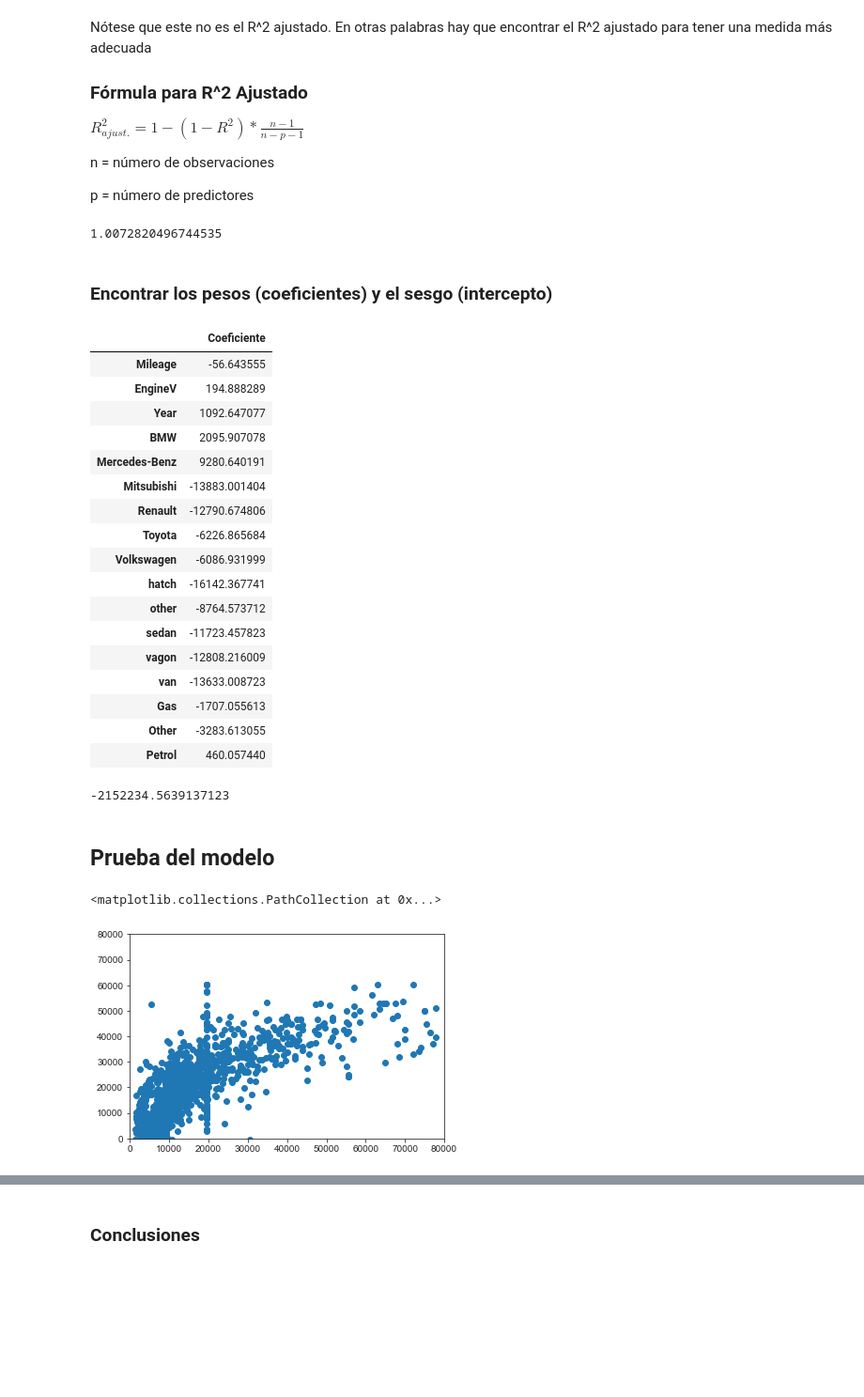
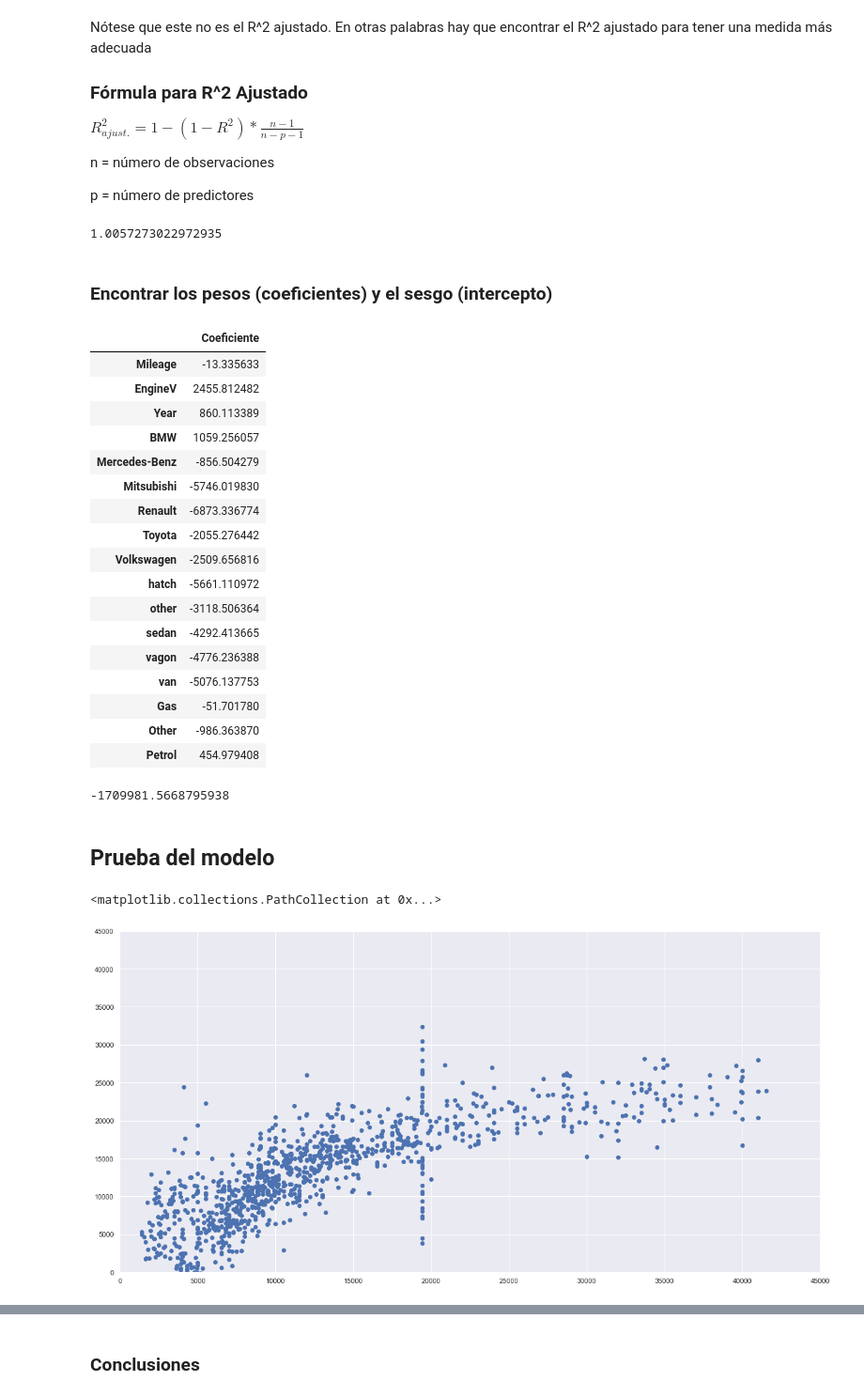
Before and after one commit to iconicmajo/Lab2-DS, a Jupyter notebook: Lab_Regresion_Lineal.ipynb, the cells around one changed output, grey strips where cells are left out. Shown at 94% size. Drawn from its saved outputs; the diff is of its cells as text; code cells hidden in the pictures; blank space fills up the shorter version.

```diff
--- a/Lab_Regresion_Lineal.ipynb
+++ b/Lab_Regresion_Lineal.ipynb
@@ -174,3 +218,6 @@ sns.boxplot(x='Engine Type',y='Price',data=raw_df,palette='winter')
+# %%
+raw_df = clean(raw_df, method="outliers",
+      columns=[])
 # %% [markdown]
 ## Revisando los supuestos para OLS
 # %%
@@ -409,7 +461,7 @@ n = X.shape[1]
 r2_ajustado = 1 - (1-r2)*((n-1)/(n-p-1))
 print(r2_ajustado)
 # %% [output]
-1.0072820496744535
+1.0057273022972935
 # %% [markdown]
 ### Encontrar los pesos (coeficientes) y el sesgo (intercepto)
 # %%
@@ -417,37 +469,37 @@ coeficientes = pd.DataFrame(lm.coef_, X.columns, columns=['Coeficiente'])
 coeficientes
 # %% [output]
 |  | Coeficiente |
-| Mileage | -56.643555 |
-| EngineV | 194.888289 |
-| Year | 1092.647077 |
-| BMW | 2095.907078 |
-| Mercedes-Benz | 9280.640191 |
-| Mitsubishi | -13883.001404 |
-| Renault | -12790.674806 |
-| Toyota | -6226.865684 |
-| Volkswagen | -6086.931999 |
-| hatch | -16142.367741 |
-| other | -8764.573712 |
-| sedan | -11723.457823 |
-| vagon | -12808.216009 |
-| van | -13633.008723 |
-| Gas | -1707.055613 |
-| Other | -3283.613055 |
-| Petrol | 460.057440 |
+| Mileage | -13.335633 |
+| EngineV | 2455.812482 |
+| Year | 860.113389 |
+| BMW | 1059.256057 |
+| Mercedes-Benz | -856.504279 |
+| Mitsubishi | -5746.019830 |
+| Renault | -6873.336774 |
+| Toyota | -2055.276442 |
+| Volkswagen | -2509.656816 |
+| hatch | -5661.110972 |
+| other | -3118.506364 |
+| sedan | -4292.413665 |
+| vagon | -4776.236388 |
+| van | -5076.137753 |
+| Gas | -51.701780 |
+| Other | -986.363870 |
+| Petrol | 454.979408 |
 # %%
 # imprimir la intercepción (constante)
 print(lm.intercept_)
 # %% [output]
--2152234.5639137123
+-1709981.5668795938
 # %% [markdown]
 ## Prueba del modelo
 # %%
-plt.xlim(0, 80000)
-plt.ylim(0, 80000)
+plt.xlim(0, 45000)
+plt.ylim(0, 45000)
 plt.scatter(y_test,predicciones)
 # %% [output]
 <matplotlib.collections.PathCollection at 0x...>
-[figure, old version]
+[figure, new version]
 # %%
 sns.displot((y_test - predicciones),bins=50);
 # %% [output]
```
Also changed, not shown: parts of 36 cells of this notebook, 6 other files.
